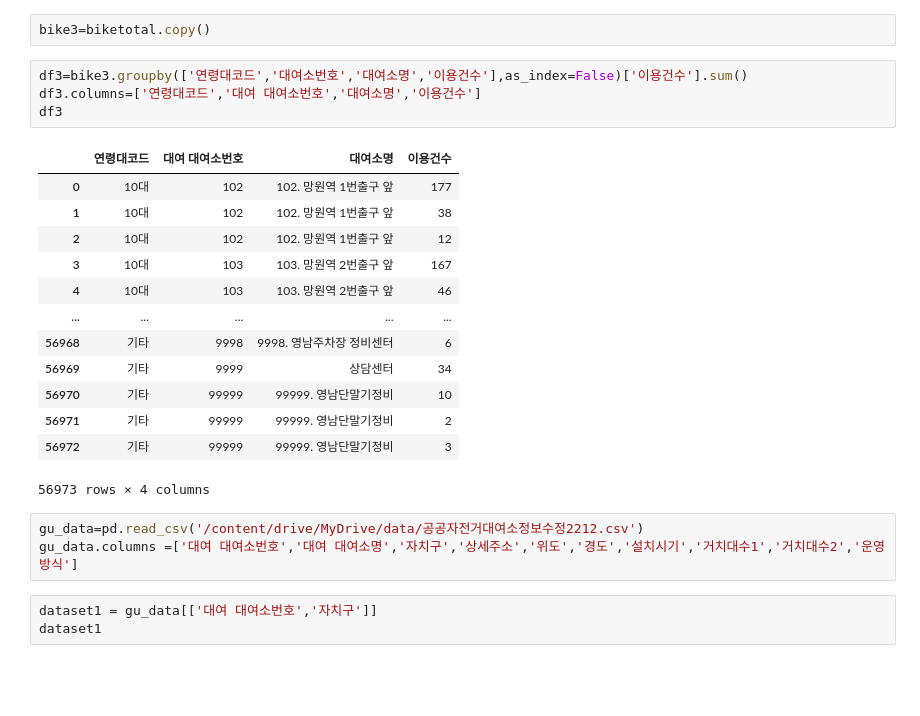
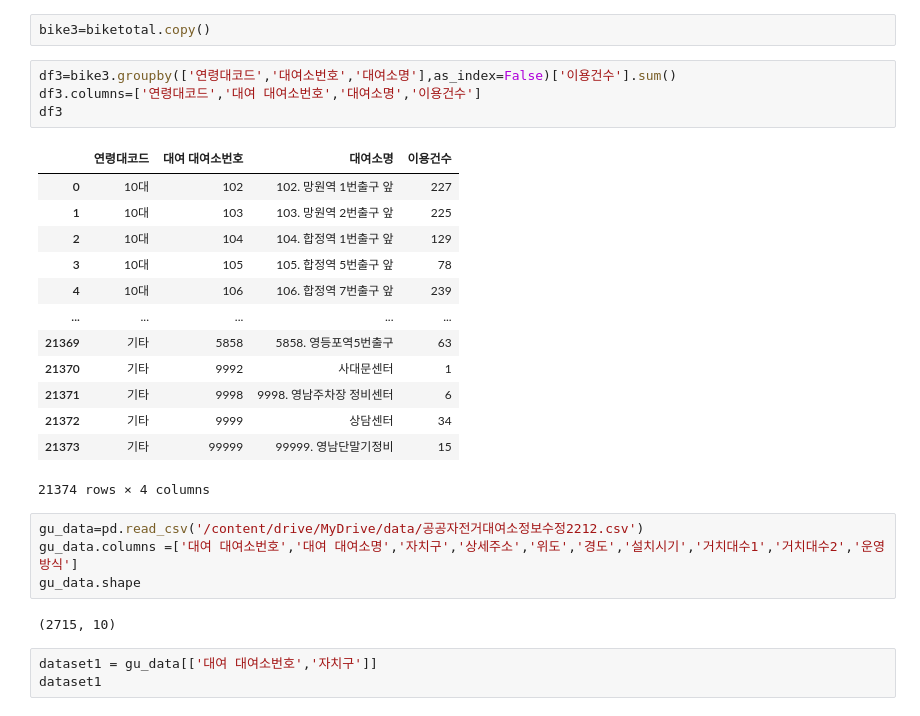
Before and after one commit to Aimerlee123/Python-teamproject, a Jupyter notebook: 공공자전거_이용현황_분석.ipynb, the cells around one changed output. Saved outputs shown, nothing was run; the diff lists cells and outputs as text; blank space fills up the shorter version.

```diff
--- a/공공자전거_이용현황_분석.ipynb
+++ b/공공자전거_이용현황_분석.ipynb
@@ -189,26 +189,29 @@ sns.barplot(x='연령대코드', y='이용건수', hue='성별',data=df1 )
 # %%
 bike3=biketotal.copy()
 # %%
-df3=bike3.groupby(['연령대코드','대여소번호','대여소명','이용건수'],as_index=False)['이용건수'].sum()
+df3=bike3.groupby(['연령대코드','대여소번호','대여소명'],as_index=False)['이용건수'].sum()
 df3.columns=['연령대코드','대여 대여소번호','대여소명','이용건수']
 df3
 # %% [output]
 |  | 연령대코드 | 대여 대여소번호 | 대여소명 | 이용건수 |
-| 0 | 10대 | 102 | 102. 망원역 1번출구 앞 | 177 |
-| 1 | 10대 | 102 | 102. 망원역 1번출구 앞 | 38 |
-| 2 | 10대 | 102 | 102. 망원역 1번출구 앞 | 12 |
-| 3 | 10대 | 103 | 103. 망원역 2번출구 앞 | 167 |
-| 4 | 10대 | 103 | 103. 망원역 2번출구 앞 | 46 |
+| 0 | 10대 | 102 | 102. 망원역 1번출구 앞 | 227 |
+| 1 | 10대 | 103 | 103. 망원역 2번출구 앞 | 225 |
+| 2 | 10대 | 104 | 104. 합정역 1번출구 앞 | 129 |
+| 3 | 10대 | 105 | 105. 합정역 5번출구 앞 | 78 |
+| 4 | 10대 | 106 | 106. 합정역 7번출구 앞 | 239 |
 | ... | ... | ... | ... | ... |
-| 56968 | 기타 | 9998 | 9998. 영남주차장 정비센터 | 6 |
-| 56969 | 기타 | 9999 | 상담센터 | 34 |
-| 56970 | 기타 | 99999 | 99999. 영남단말기정비 | 10 |
-| 56971 | 기타 | 99999 | 99999. 영남단말기정비 | 2 |
-| 56972 | 기타 | 99999 | 99999. 영남단말기정비 | 3 |
+| 21369 | 기타 | 5858 | 5858. 영등포역5번출구 | 63 |
+| 21370 | 기타 | 9992 | 사대문센터 | 1 |
+| 21371 | 기타 | 9998 | 9998. 영남주차장 정비센터 | 6 |
+| 21372 | 기타 | 9999 | 상담센터 | 34 |
+| 21373 | 기타 | 99999 | 99999. 영남단말기정비 | 15 |
-56973 rows × 4 columns
+21374 rows × 4 columns
 # %%
 gu_data=pd.read_csv('/content/drive/MyDrive/data/공공자전거대여소정보수정2212.csv')
 gu_data.columns =['대여 대여소번호','대여 대여소명','자치구','상세주소','위도','경도','설치시기','거치대수1','거치대수2','운영방식']
+gu_data.shape
+# %% [output]
+(2715, 10)
 # %%
 dataset1 = gu_data[['대여 대여소번호','자치구']]
 dataset1
```
Also changed, not shown: parts of 9 cells of this notebook.
